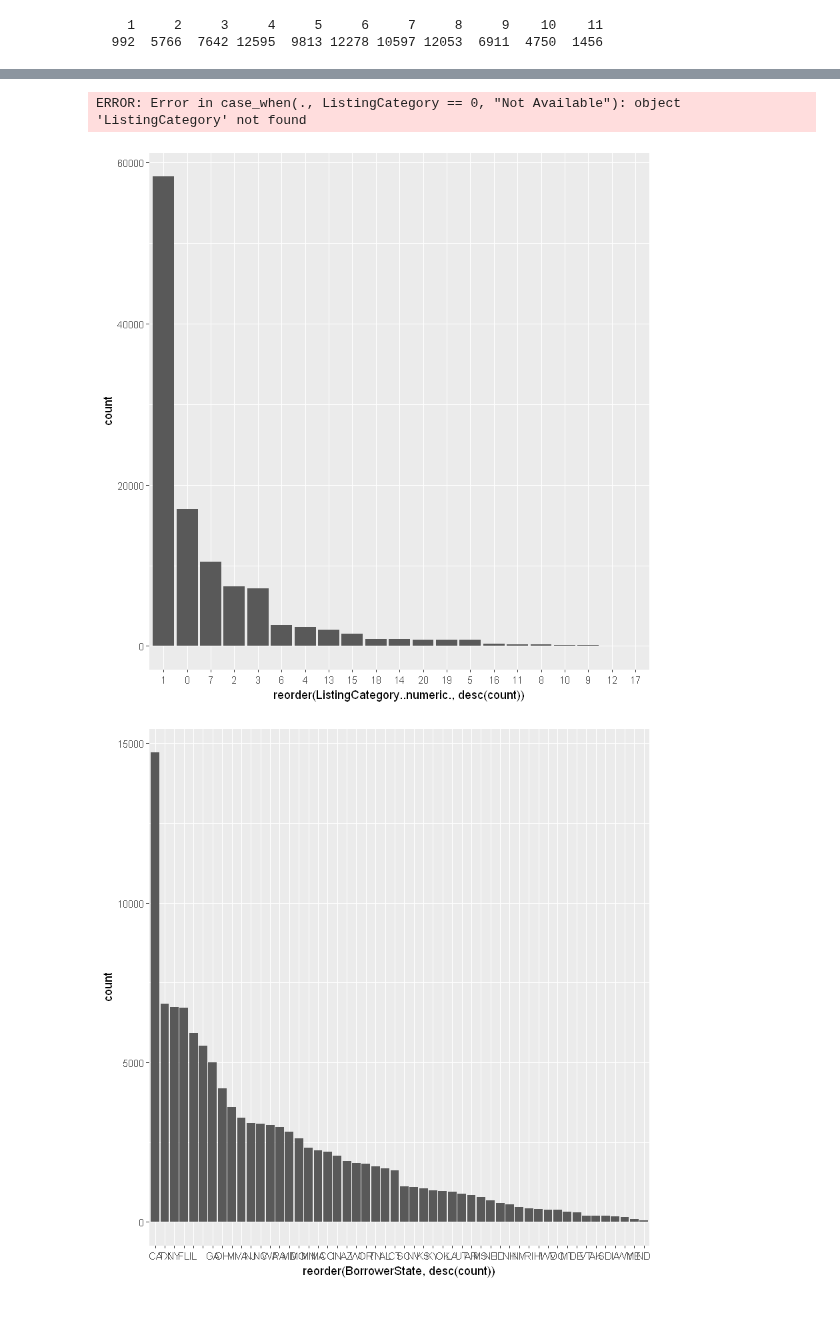
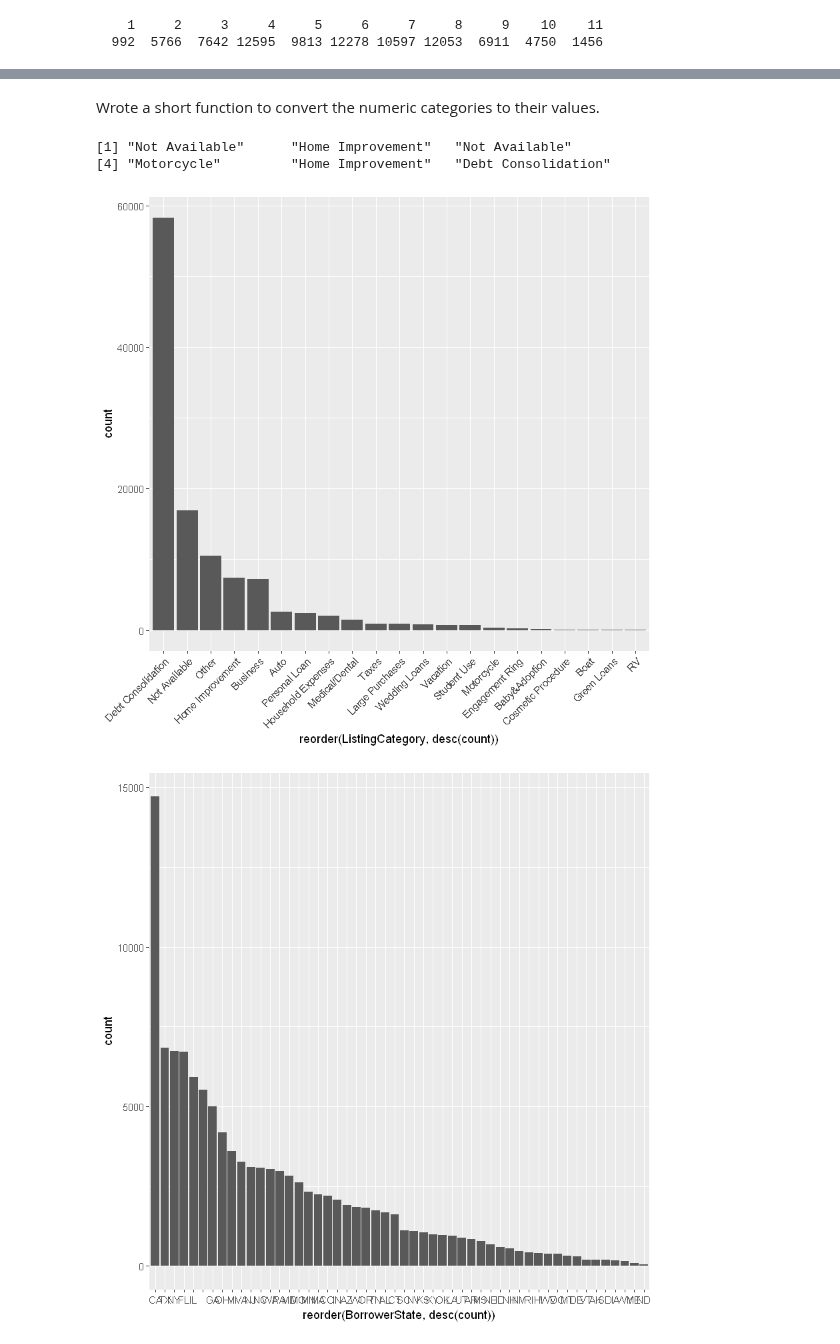
Before and after one commit to timdef/ProsperLoanEDA, a Jupyter notebook: UnivariateExploration.ipynb, the cells around one changed output, grey strips where cells are left out. Drawn from its saved outputs; the diff is of its cells as text; code cells hidden in the pictures; blank space fills up the shorter version.

Commit message:
Update ListingCategory section.

```diff
--- a/UnivariateExploration.ipynb
+++ b/UnivariateExploration.ipynb
@@ -413,3 +409,5 @@ Todo: create a new, mutated column for non-numeric Listing Category.
+# %% [markdown]
+Wrote a short function to convert the numeric categories to their values.
 # %%
 listingToCharacter <- function(numeric.category){
     listing.categories = c("Not Available", "Debt Consolidation", "Home Improvement", "Business",
@@ -419,21 +417,3 @@ listingToCharacter <- function(numeric.category){
                        "Wedding Loans")
     return(listing.categories[numeric.category + 1])
 }
-# %%
-#Todo: Delete
-#Create a non-numeric Listing category
-#listing.category.df <-
-datadf %>%
-mutate(ListingCategory = as.character(ListingCategory..numeric.)) %>%
-case_when(ListingCategory == 0, "Not Available")
-
-
-#revalue(as.character(datadf$ListingCategory), c("0" = "Not Available",
-#                           "1"="Debt Consolidation",
-#                           "2"="Home Improvement",
-#                           "3"="Business"))
-#         c(4,"Personal Loan"),
-#         c(5,"Student Use"),
-#         c(6,"Auto"), warn_missing=FALSE)
-# %% [output]
-ERROR: Error in case_when(., ListingCategory == 0, "Not Available"): object 'ListingCategory' not found
@@ -442,11 +420,17 @@ ERROR: Error in case_when(., ListingCategory == 0, "Not Available"): object 'Lis
+# %%
+datadf$ListingCategory <- listingToCharacter(datadf$ListingCategory..numeric)
+# %% [output]
+[1] "Not Available"      "Home Improvement"   "Not Available"
+[4] "Motorcycle"         "Home Improvement"   "Debt Consolidation"
 # %%
 datadf %>%
-group_by(ListingCategory..numeric.) %>%
+group_by(ListingCategory) %>%
 summarise(count = n()) %>%
-ggplot(aes(x=reorder(ListingCategory..numeric., desc(count)), y=count)) + geom_bar(stat="Identity")
-#Wonder if I can just replace all of the numeric categories with thier string equivalents. Same for our exploration.
+ggplot(aes(x=reorder(ListingCategory, desc(count)), y=count)) +
+geom_bar(stat="Identity") +
+theme(axis.text.x = element_text(angle = 45, hjust = 1))
 # %% [output]
-[figure, old version]
+[figure, new version]
 # %%
 datadf %>%
 group_by(BorrowerState) %>%
```
Also changed, not shown: parts of 5 cells of this notebook.
